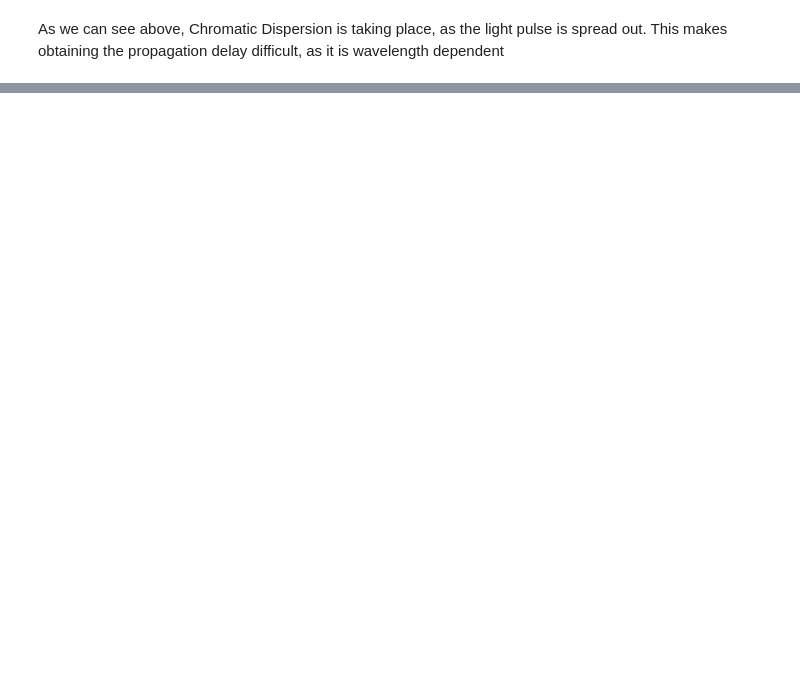
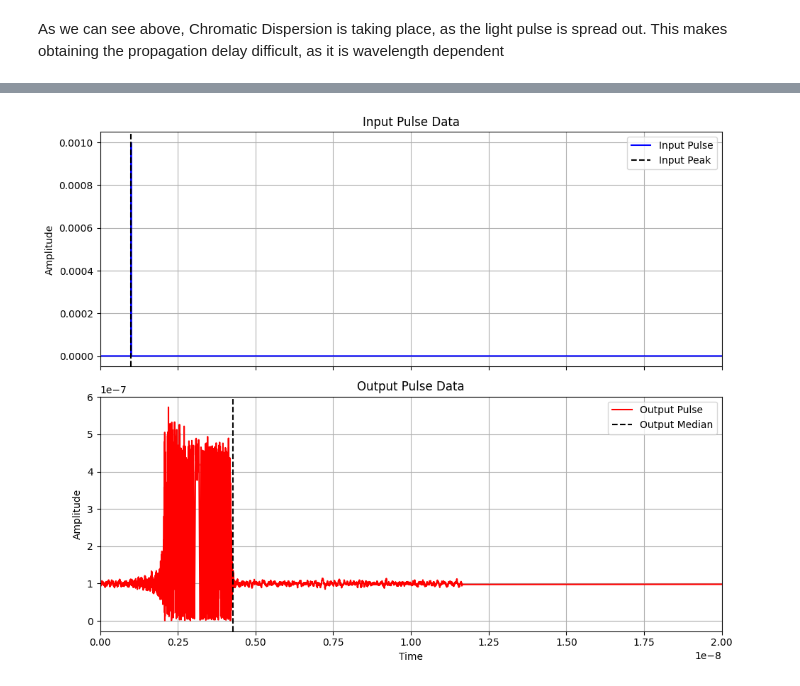
Before and after one commit to charliegil/Capstone, a Jupyter notebook: Tom/OpticalFiber.ipynb, the cells around one changed output, grey strips where cells are left out. Saved outputs shown, nothing was run; the diff lists cells and outputs as text; code cells hidden in the pictures; blank space fills up the shorter version.

```diff
--- a/Tom/OpticalFiber.ipynb
+++ b/Tom/OpticalFiber.ipynb
@@ -91,0 +102,79 @@ As we can see above, Chromatic Dispersion is taking place, as the light pulse is
+# %%
+import pandas as pd
+import matplotlib.pyplot as plt
+import numpy as np
+
+# Set the plotting style to default with white backgrounds.
+plt.style.use('default')
+plt.rcParams['axes.facecolor']   = 'white'
+plt.rcParams['figure.facecolor'] = 'white'
+plt.rcParams['savefig.facecolor'] = 'white'
+
+# Read the data files and convert the columns to float.
+input_pulse_data = pd.read_csv("../single_pulse_data_input.txt",
+                                 delim_whitespace=True,
+                                 header=None,
+                                 names=["Time", "Amplitude"]).astype(float).to_numpy()
+
+output_pulse_data = pd.read_csv("../single_pulse_data_output.txt",
+                                  delim_whitespace=True,
+                                  header=None,
+                                  names=["Time", "Amplitude"]).astype(float).to_numpy()
+
+# Define the desired x-axis limits (in seconds).
+x_min = 0
+x_max = 2e-8
+
+# Create subplots that share the same x-axis.
+fig, axs = plt.subplots(2, 1, figsize=(10, 8), sharex=True)
+
+# Plot the input pulse data.
+axs[0].plot(input_pulse_data[:, 0], input_pulse_data[:, 1],
+            label="Input Pulse", color='b')
+axs[0].set_title('Input Pulse Data', color='black')
+axs[0].set_ylabel('Amplitude', color='black')
+axs[0].grid(True)
+axs[0].tick_params(axis='both', colors='black')
+axs[0].set_xlim(x_min, x_max)
+
+# Plot the output pulse data.
+axs[1].plot(output_pulse_data[:, 0], output_pulse_data[:, 1],
+            label="Output Pulse", color='r')
+axs[1].set_title('Output Pulse Data', color='black')
+axs[1].set_xlabel('Time', color='black')
+axs[1].set_ylabel('Amplitude', color='black')
+axs[1].grid(True)
+axs[1].tick_params(axis='both', colors='black')
+axs[1].set_xlim(x_min, x_max)
+
+# --- Compute the input time using argmax ---
+input_peak_index = np.argmax(input_pulse_data[:, 1])
+input_peak_time = input_pulse_data[input_peak_index, 0]
+
+# --- Compute the median time of the output pulse ---
+cumulative = np.cumsum(output_pulse_data[:, 1])
+normalized_cumulative = cumulative / cumulative[-1]
+median_time = np.interp(0.5, normalized_cumulative, output_pulse_data[:, 0])
+
+# Convert times to units of 1e-8 seconds for printing.
+input_time_units = input_peak_time / 1e-8
+median_time_units = median_time / 1e-8
+
+print(f"Input (argmax) Time: {input_time_units:.3f} x 1e-8 s")
+print(f"Output Median Time: {median_time_units:.3f} x 1e-8 s")
+
+time_shift = median_time - input_peak_time
+time_shift_ns = time_shift * 1e9
+print(f"Estimated time shift (output - input) using median: {time_shift_ns:.3f} ns")
+
+# --- Add vertical markers to the plots ---
+axs[0].axvline(x=input_peak_time, color='k', linestyle='--', label="Input Peak")
+axs[1].axvline(x=median_time, color='k', linestyle='--', label="Output Median")
+
+# Update legends to include the vertical markers.
+axs[0].legend()
+axs[1].legend()
+
+plt.tight_layout()  # Adjust layout to prevent clipping.
+plt.show()
+# %% [output]
@@ -91,0 +184 @@ As we can see above, Chromatic Dispersion is taking place, as the light pulse is
+[figure, added]
```
Also changed, not shown: parts of 11 cells of this notebook, 2 other files.
